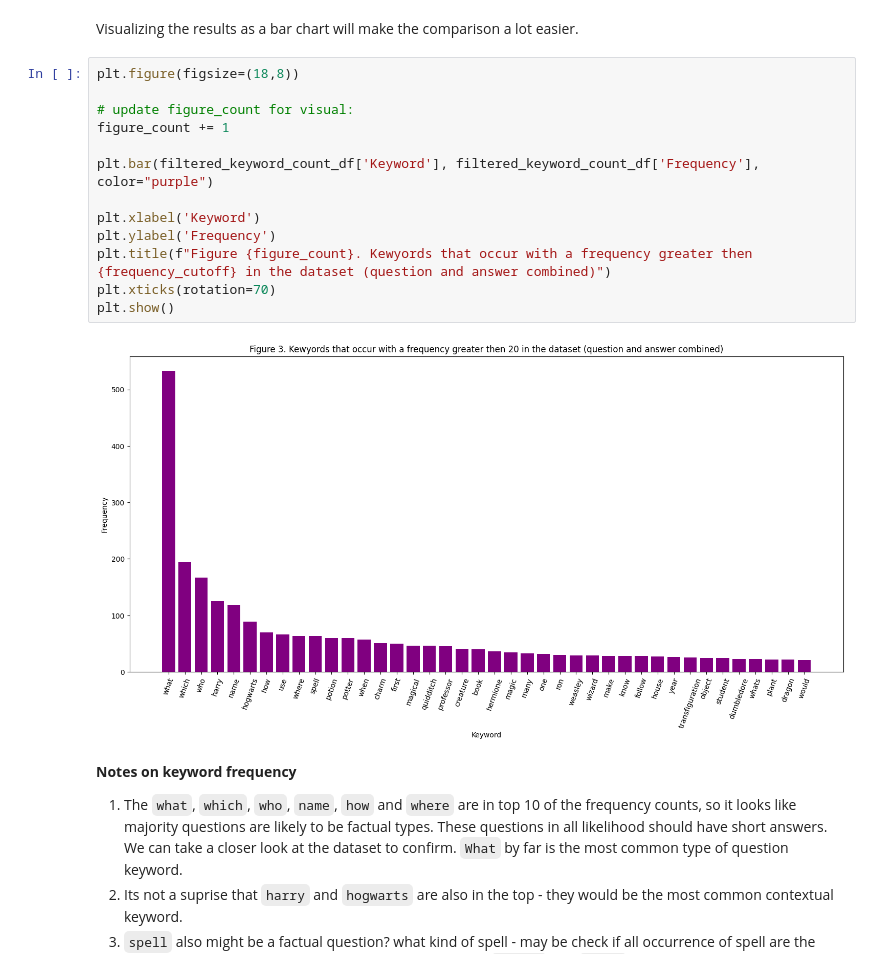
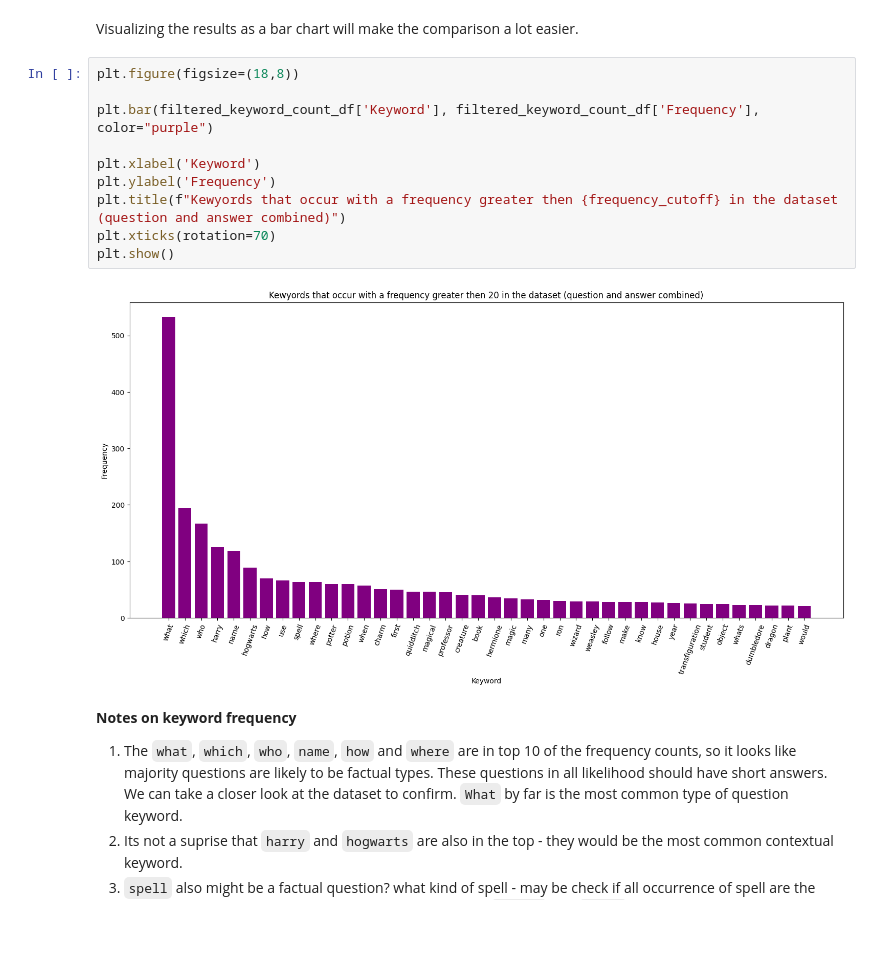
Before and after one commit to RSipra/semantic_verification_engine, a Jupyter notebook: src/data_scripts/02-clean_plus_EDA_of_dataset.ipynb, the cells around one changed output. Drawn from its saved outputs; the diff is of its cells as text; blank space fills up the shorter version.

```diff
--- a/src/data_scripts/02-clean_plus_EDA_of_dataset.ipynb
+++ b/src/data_scripts/02-clean_plus_EDA_of_dataset.ipynb
@@ -665,19 +700,16 @@ There are 40 keywords with a frequency more then 20.
 Visualizing the results as a bar chart will make the comparison a lot easier.
 # %%
 plt.figure(figsize=(18,8))
-
-# update figure_count for visual:
-figure_count += 1
 
 plt.bar(filtered_keyword_count_df['Keyword'], filtered_keyword_count_df['Frequency'], color="purple")
 
 plt.xlabel('Keyword')
 plt.ylabel('Frequency')
-plt.title(f"Figure {figure_count}. Kewyords that occur with a frequency greater then {frequency_cutoff} in the dataset (question and answer combined)")
+plt.title(f"Kewyords that occur with a frequency greater then {frequency_cutoff} in the dataset (question and answer combined)")
 plt.xticks(rotation=70)
 plt.show()
 # %% [output]
-[figure, old version]
+[figure, new version]
 # %% [markdown]
 **Notes on keyword frequency**
 1. The `what`, `which`, `who`, `name`, `how` and `where` are in top 10 of the frequency counts, so it looks like majority questions are likely to be factual types. These questions in all likelihood should have short answers. We can take a closer look at the dataset to confirm. `What` by far is the most common type of question keyword.
```
Also changed, not shown: parts of 51 cells of this notebook, 1 other file.
